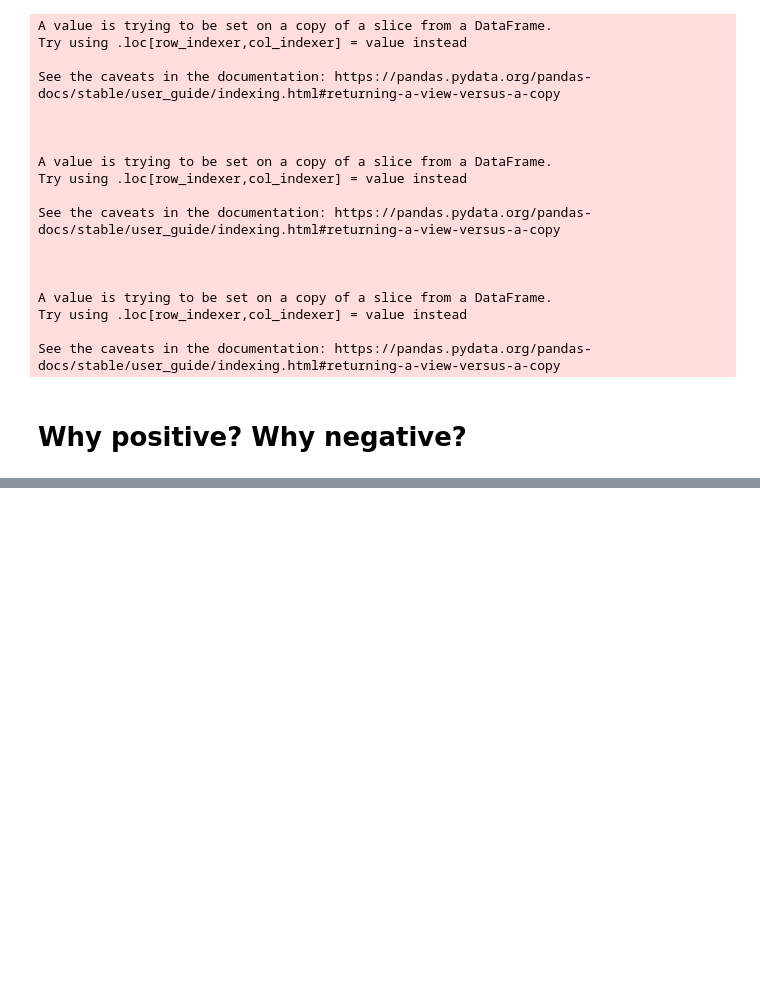
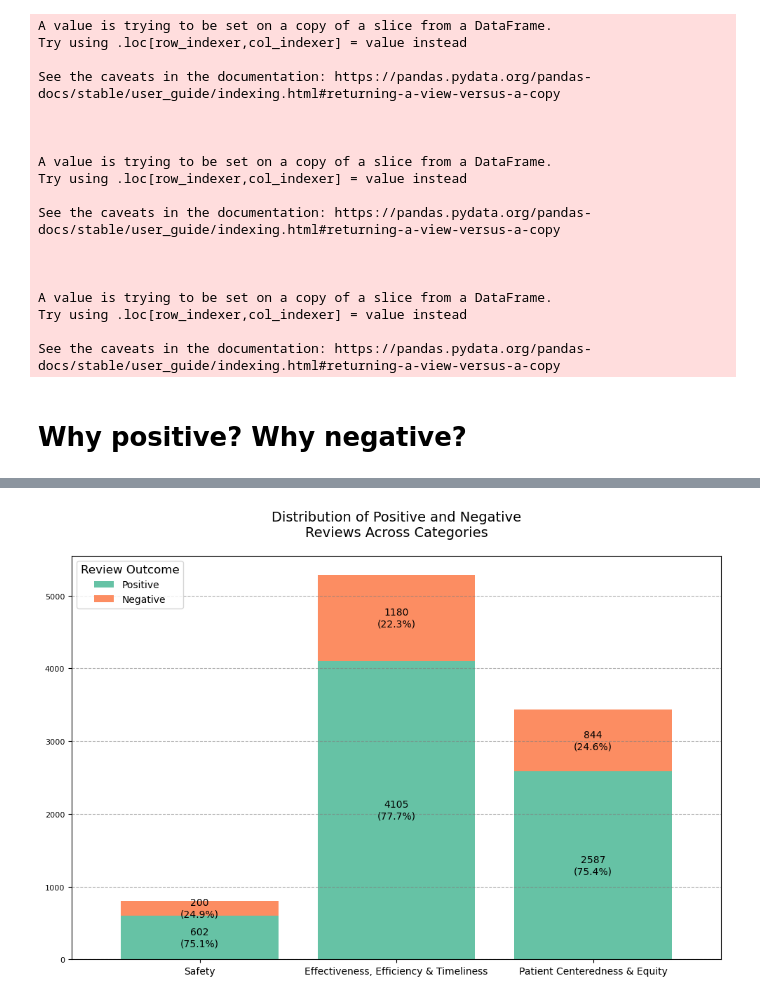
Before and after one commit to elskow/PuskesmasSbyAnalysis, a Jupyter notebook: 3-data analysis.ipynb, the cells around one changed output, grey strips where cells are left out. Cells and saved outputs as stored; diff of their text form; code cells hidden in the pictures; blank space fills up the shorter version.

```diff
--- a/3-data analysis.ipynb
+++ b/3-data analysis.ipynb
@@ -443,8 +456,7 @@ plt.show()
 # %%
-# show top 5 words and sample reviews that contain the word with minimum 20 characters that are negative
-top_5_words = pd.Series(filtered_negative_reviews.split()).value_counts().head(10).index
+top_10_words = pd.Series(filtered_negative_reviews.split()).value_counts().head(10).index
 
-for word in top_5_words:
+for word in top_10_words:
     print(f"Word: {word}")
     sample_reviews = predicted_data_puskesmas[predicted_data_puskesmas['cleaned_review_text'].str.contains(word) & (predicted_data_puskesmas['is_positive'] == 0) & (predicted_data_puskesmas['cleaned_review_text'].str.len() > 50)]
     for idx, review in sample_reviews.sample(5)['review_text'].items():
@@ -505,0 +530,12 @@ most_negative_review
+# %%
+import pandas as pd
+
+predicted_data_puskesmas = pd.read_csv("predicted-review.csv")
+# %%
+from fuzzywuzzy import fuzz
+
+safety_words = ["aman", "selamat", "nyaman", "terjamin", "lindungi", "perlindungan", "keamanan", "keselamatan", "amanah", "amanat"]
+
+safety_reviews = predicted_data_puskesmas[predicted_data_puskesmas["cleaned_review_text"].apply(lambda x: any(fuzz.partial_ratio(word, x) > 80 for word in safety_words))]
+print(safety_reviews.shape)
+print(safety_reviews["is_positive"].value_counts(normalize=True))
@@ -505,0 +583,66 @@ most_negative_review
+# %%
+import pandas as pd
+import matplotlib.pyplot as plt
+import seaborn as sns
+
+safety_reviews["is_positive"] = safety_reviews["is_positive"].replace({0: "Negative", 1: "Positive"})
+effective_efficiency_timeliness_reviews["is_positive"] = effective_efficiency_timeliness_reviews["is_positive"].replace({0: "Negative", 1: "Positive"})
+patient_centeredness_equity_reviews["is_positive"] = patient_centeredness_equity_reviews["is_positive"].replace({0: "Negative", 1: "Positive"})
+
+safety_values = safety_reviews["is_positive"].value_counts()
+efficiency_values = effective_efficiency_timeliness_reviews["is_positive"].value_counts()
+patient_centeredness_equity_values = patient_centeredness_equity_reviews["is_positive"].value_counts()
+
+safety_df = safety_values.rename_axis('Review').reset_index(name='Safety')
+efficiency_df = efficiency_values.rename_axis('Review').reset_index(name='Effectiveness, Efficiency & Timeliness')
+patient_centeredness_equity_df = patient_centeredness_equity_values.rename_axis('Review').reset_index(name='Patient Centeredness & Equity')
+
+df = pd.merge(safety_df, efficiency_df, on='Review')
+df = pd.merge(df, patient_centeredness_equity_df, on='Review')
+
+df.set_index('Review', inplace=True)
+df = df.T
+
+sns.set_palette("Set2")
+
+plt.rcParams.update({'font.size': 12})
+
+fig, ax = plt.subplots(figsize=(10, 7))
+
+bars = df.plot(kind='bar', stacked=True, ax=ax, width=0.8)
+
+ax.yaxis.grid(True, linestyle='--', which='major', color='grey', alpha=0.6)
+
+iter = 0
+
+for bar in bars.patches:
+    height = bar.get_height()
+    current_category = df.iloc[iter]
+    total = current_category.sum()
+
+    percentage = f'{100 * height/total:.1f}%'
+
+    text_x = bar.get_x() + bar.get_width() / 2
+    if height < total * 0.05:
+        text_y = bar.get_y() + height + total * 0.05
+    elif height > total * 0.95:
+        text_y = bar.get_y() + height - total * 0.05
+    else:
+        text_y = bar.get_y() + height / 2
+
+    ax.text(text_x, text_y, f'{int(height)}\n({percentage})', ha='center', va='center', color='black', fontsize=10)
+
+    iter += 1
+
+    if iter == 3:
+        iter = 0
+
+
+plt.title("Distribution of Positive and Negative\nReviews Across Categories", fontsize=14, pad=20)
+plt.xticks(rotation=0, fontsize=10)
+plt.yticks(fontsize=8)
+plt.legend(title='Review Outcome', title_fontsize='12', fontsize='10', loc='upper left')
+
+plt.tight_layout()
+plt.show()
+# %% [output]
@@ -505,0 +667 @@ most_negative_review
+[figure, added]
```
Also changed, not shown: parts of 21 cells of this notebook, 1 other file.
